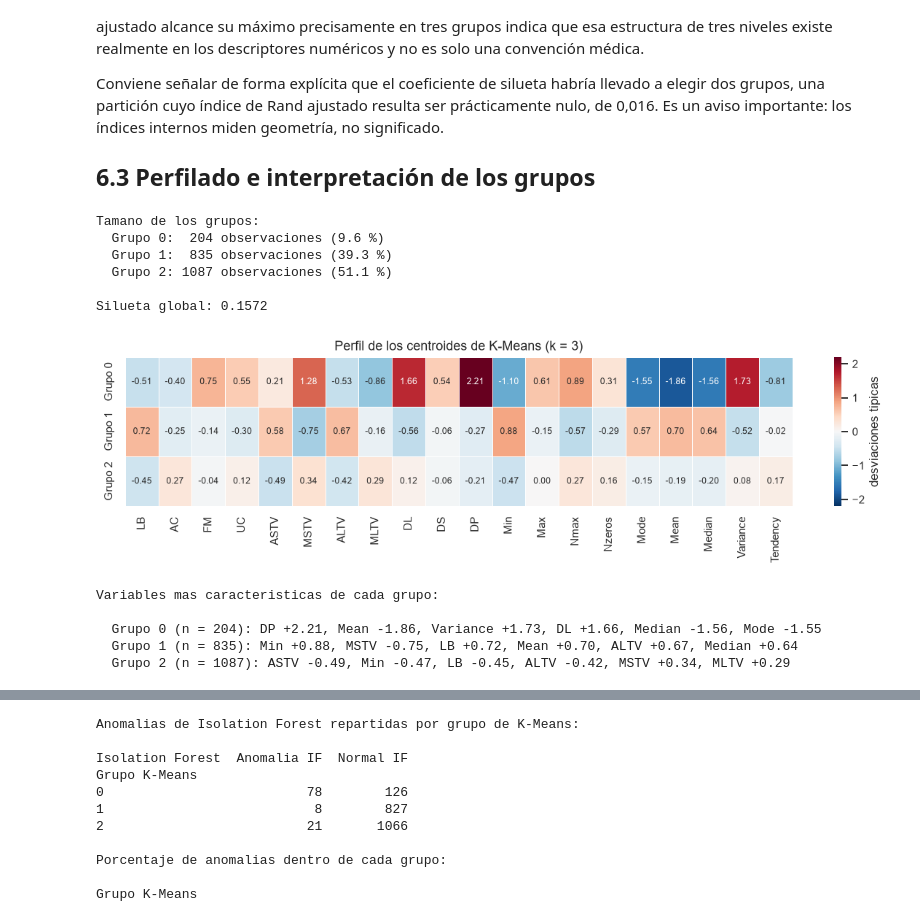
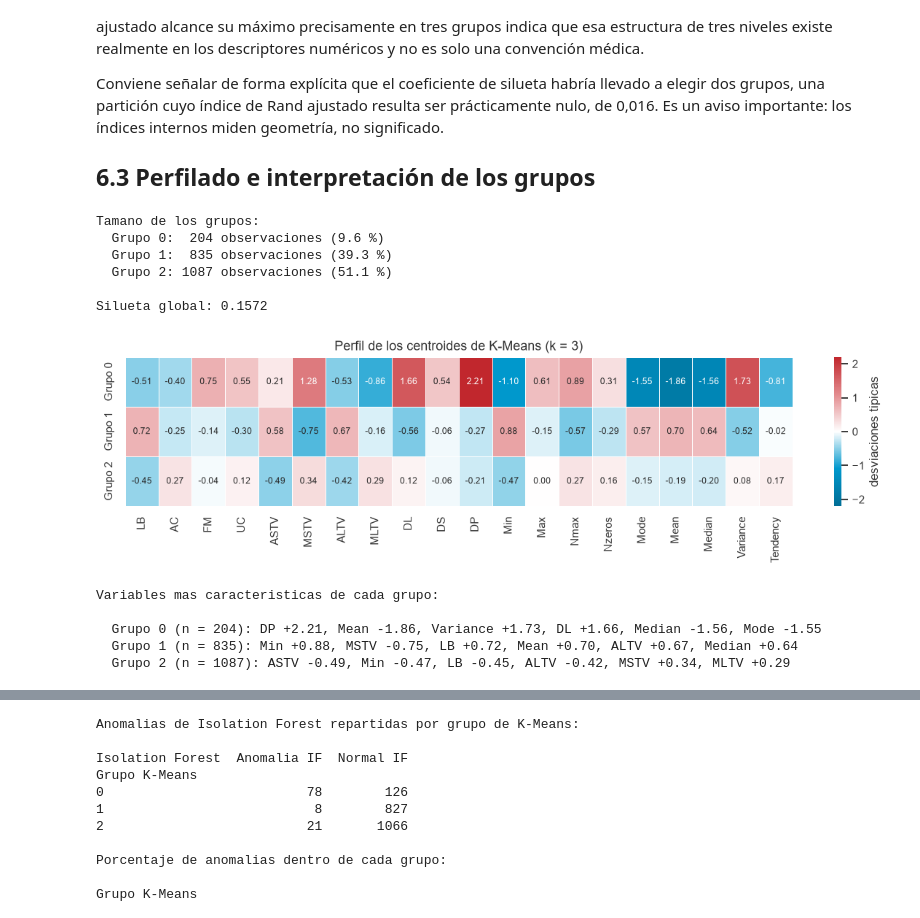
Before and after one commit to amenesesy/actividad-ml-ctg, a Jupyter notebook: ML_Actividad_CTG.ipynb, the cells around one changed output, grey strips where cells are left out. Saved outputs shown, nothing was run; the diff lists cells and outputs as text; code cells hidden in the pictures.

```diff
--- a/ML_Actividad_CTG.ipynb
+++ b/ML_Actividad_CTG.ipynb
@@ -174,7 +174,35 @@ warnings.filterwarnings("ignore")             # silencia avisos de version
 pd.set_option("display.width", 140)           # ancho de impresion de los DataFrame
 pd.set_option("display.max_columns", 50)
 
-sns.set_theme(style="whitegrid", palette="deep")   # estilo homogeneo de figuras
+# Paleta institucional, tomada de la plantilla Word de la actividad: el cian
+# corporativo, los dos grises del texto y del pie, y dos tonos de apoyo para las
+# escalas de gravedad clinica.
+UNIR_CIAN = "#0098CD"      # color corporativo
+UNIR_CIAN_OSC = "#006E96"  # variante oscura, para segundas series
+UNIR_CIAN_CLA = "#7FD0EC"  # variante clara
+UNIR_GRIS = "#777777"      # gris del pie de pagina
+UNIR_GRIS_OSC = "#333333"  # color del texto normal
+UNIR_AMBAR = "#E8A33D"     # nivel intermedio en las escalas de gravedad
+UNIR_ROJO = "#C1272D"      # nivel alto en las escalas de gravedad
+
+PALETA_UNIR = [UNIR_CIAN, UNIR_ROJO, UNIR_GRIS, UNIR_CIAN_OSC, UNIR_AMBAR,
+               UNIR_GRIS_OSC, UNIR_CIAN_CLA]
+
+# Mapas de color derivados de la misma paleta. El divergente se usa en las
+# matrices de correlacion y de centroides; el secuencial, en la matriz de
+# concordancia entre detectores.
+from matplotlib.colors import LinearSegmentedColormap
+CMAP_DIV = LinearSegmentedColormap.from_list(
+    "unir_div", [UNIR_CIAN_OSC, UNIR_CIAN, "#FFFFFF", "#E38B8E", UNIR_ROJO])
+CMAP_SEQ = LinearSegmentedColormap.from_list(
+    "unir_seq", ["#FFFFFF", UNIR_CIAN_CLA, UNIR_CIAN, UNIR_CIAN_OSC])
+
+sns.set_theme(style="whitegrid", palette=PALETA_UNIR)   # estilo institucional
+plt.rcParams["text.color"] = UNIR_GRIS_OSC
+plt.rcParams["axes.labelcolor"] = UNIR_GRIS_OSC
+plt.rcParams["axes.titlecolor"] = UNIR_GRIS_OSC
+plt.rcParams["xtick.color"] = UNIR_GRIS_OSC
+plt.rcParams["ytick.color"] = UNIR_GRIS_OSC
 plt.rcParams["figure.dpi"] = 110
 plt.rcParams["savefig.dpi"] = 200      # resolucion suficiente para imprimir
 plt.rcParams["savefig.bbox"] = "tight"
@@ -2001,35 +2029,35 @@ centroides.index = ["Grupo %d" % i for i in range(K_ELEGIDO)]
 tamanos = pd.Series(etq_kmeans).value_counts().sort_index()
 print("Tamano de los grupos:")
 for i, n in tamanos.items():
     print("  Grupo %d: %4d observaciones (%.1f %%)" % (i, n, 100 * n / len(Z)))
 print("\nSilueta global: %.4f" % silhouette_score(Z, etq_kmeans))
 
 plt.figure(figsize=(11, 3.1))
-sns.heatmap(centroides, annot=True, fmt=".2f", cmap="RdBu_r", center=0,
+sns.heatmap(centroides, annot=True, fmt=".2f", cmap=CMAP_DIV, center=0,
             vmin=-2.2, vmax=2.2, linewidths=0.4, annot_kws={"size": 8},
             cbar_kws={"label": "desviaciones tipicas"})
 plt.title("Perfil de los centroides de K-Means (k = 3)")
 plt.tight_layout()
 guardar("fig_kmeans_perfil")
 
 print("\nVariables mas caracteristicas de cada grupo:\n")
 for g in range(K_ELEGIDO):
     fila = centroides.loc["Grupo %d" % g]
     destacadas = fila.reindex(fila.abs().sort_values(ascending=False).index).head(6)
     texto = ", ".join(["%s %+.2f" % (v, x) for v, x in destacadas.items()])
     print("  Grupo %d (n = %d): %s" % (g, tamanos[g], texto))
 
 RES["tamanos_kmeans"] = {int(i): int(n) for i, n in tamanos.items()}
 RES["silueta_kmeans"] = round(float(silhouette_score(Z, etq_kmeans)), 4)
 RES["centroides_kmeans"] = centroides.round(2).to_dict("index")
 # %% [output]
 Tamano de los grupos:
   Grupo 0:  204 observaciones (9.6 %)
   Grupo 1:  835 observaciones (39.3 %)
   Grupo 2: 1087 observaciones (51.1 %)
 
 Silueta global: 0.1572
-[figure, old version]
+[figure, new version]
 Variables mas caracteristicas de cada grupo:
 
   Grupo 0 (n = 204): DP +2.21, Mean -1.86, Variance +1.73, DL +1.66, Median -1.56, Mode -1.55
```
Also changed, not shown: parts of 12 cells of this notebook, 22 other files.
